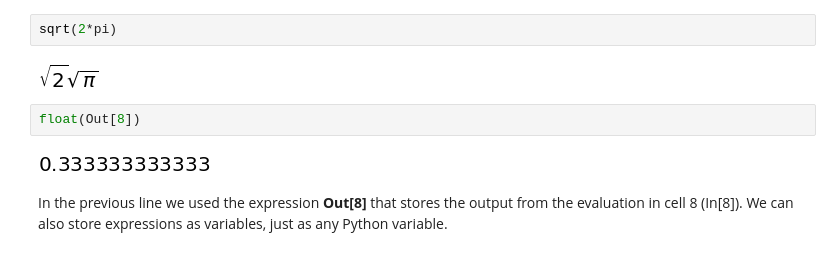
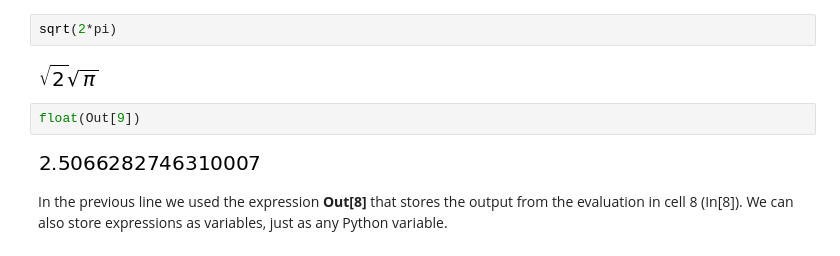
Before and after one commit to nicoguaro/AdvancedMath, a Jupyter notebook: Notebooks/SymPy/SymPy in 10 minutes.ipynb, the cells around one changed output. Cells and saved outputs as stored; diff of their text form.

```diff
--- a/Notebooks/SymPy/SymPy in 10 minutes.ipynb
+++ b/Notebooks/SymPy/SymPy in 10 minutes.ipynb
@@ -87,9 +87,9 @@ sqrt(2*pi)
 # %% [output]
 [figure]
 # %%
-float(Out[8])
+float(Out[9])
 # %% [output]
-[figure, old version]
+[figure, new version]
 # %% [markdown]
 In the previous line we used the expression **Out[8]** that stores the output from the evaluation in cell 8 (In[8]). We can also store expressions as variables, just as any Python variable.
 # %%
```
Also changed, not shown: parts of 15 cells of this notebook, 3 other files.
